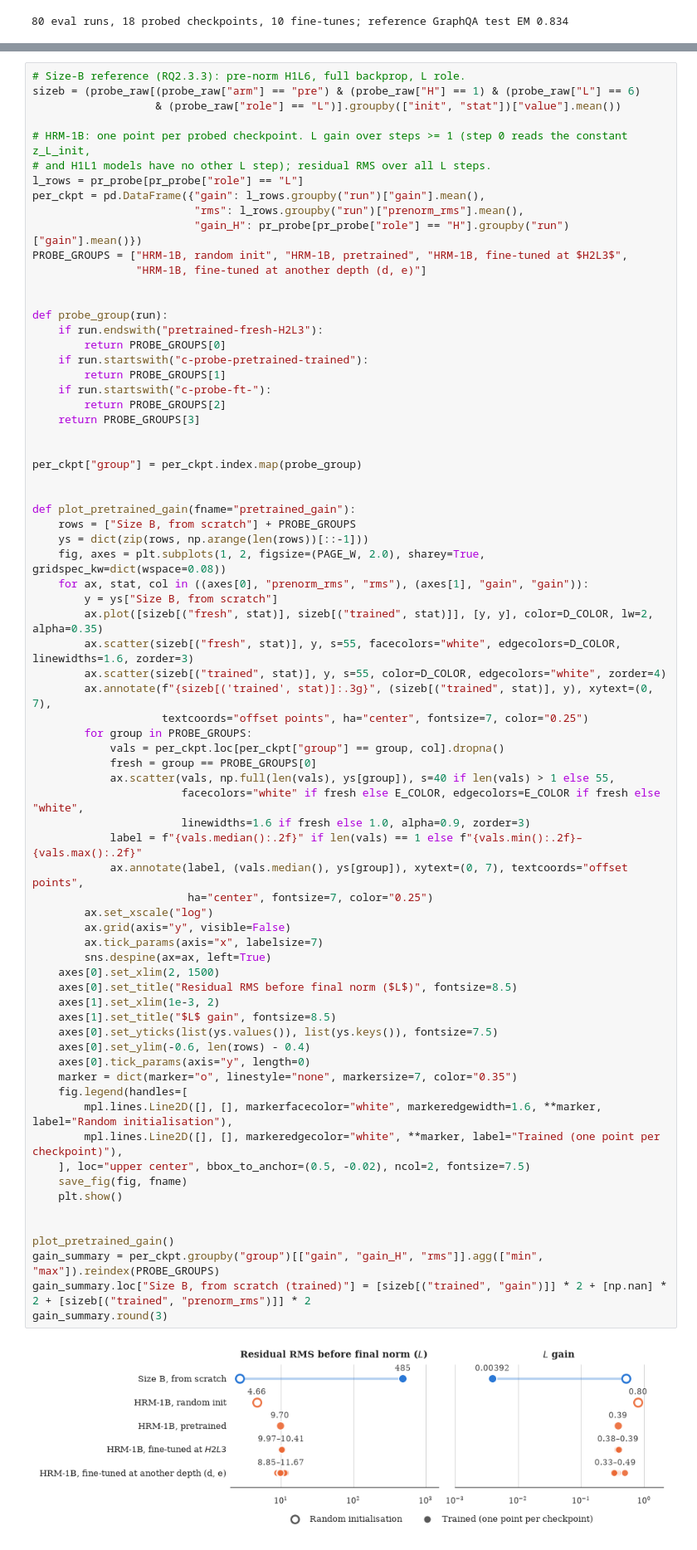
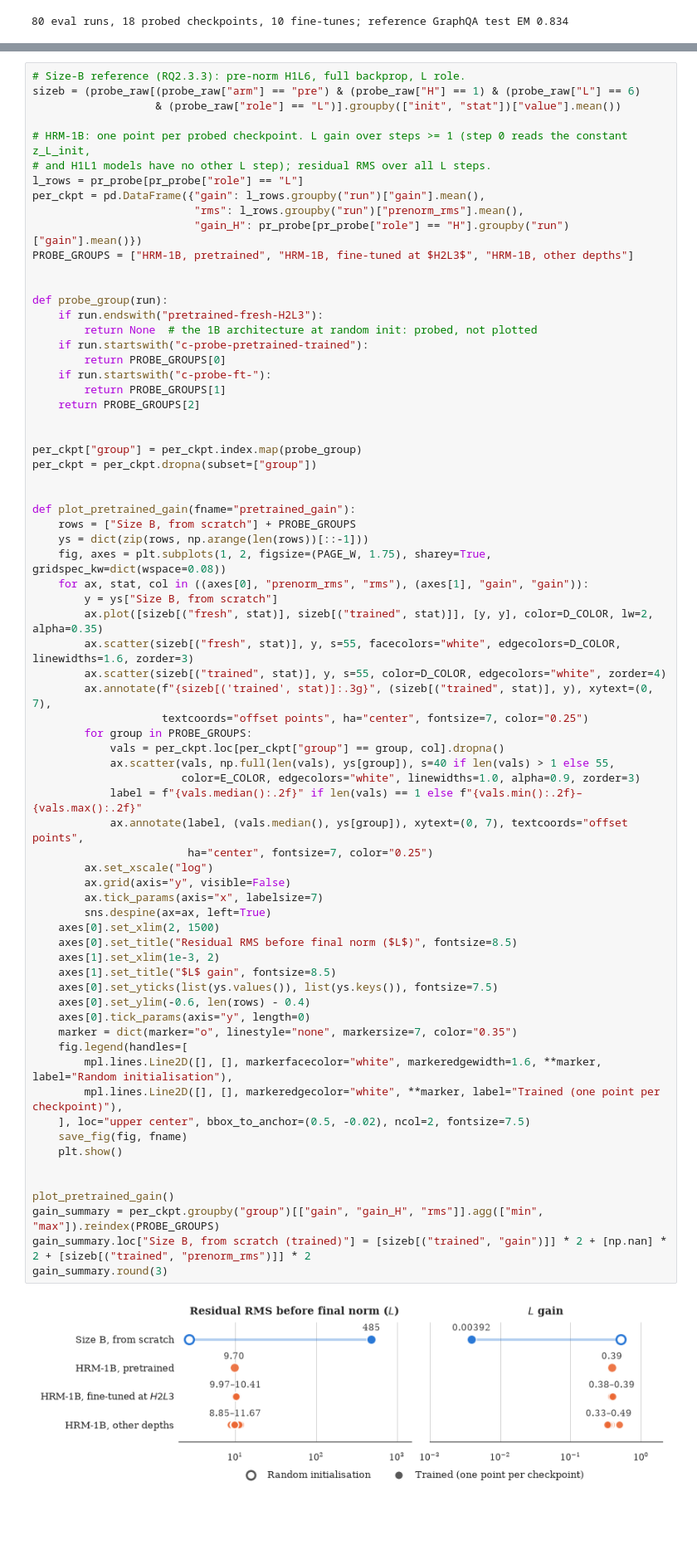
Before and after one commit to MariusAAROS/HRM-Text-for-Graphs, a Jupyter notebook: report/paper_results.ipynb, the cells around one changed output, grey strips where cells are left out. Shown at 83% size. Cells and saved outputs as stored; diff of their text form; blank space fills up the shorter version.

```diff
--- a/report/paper_results.ipynb
+++ b/report/paper_results.ipynb
@@ -2692,27 +2782,27 @@ l_rows = pr_probe[pr_probe["role"] == "L"]
 per_ckpt = pd.DataFrame({"gain": l_rows.groupby("run")["gain"].mean(),
                          "rms": l_rows.groupby("run")["prenorm_rms"].mean(),
                          "gain_H": pr_probe[pr_probe["role"] == "H"].groupby("run")["gain"].mean()})
-PROBE_GROUPS = ["HRM-1B, random init", "HRM-1B, pretrained", "HRM-1B, fine-tuned at $H2L3$",
-                "HRM-1B, fine-tuned at another depth (d, e)"]
+PROBE_GROUPS = ["HRM-1B, pretrained", "HRM-1B, fine-tuned at $H2L3$", "HRM-1B, other depths"]
 
 
 def probe_group(run):
     if run.endswith("pretrained-fresh-H2L3"):
+        return None  # the 1B architecture at random init: probed, not plotted
+    if run.startswith("c-probe-pretrained-trained"):
         return PROBE_GROUPS[0]
-    if run.startswith("c-probe-pretrained-trained"):
+    if run.startswith("c-probe-ft-"):
         return PROBE_GROUPS[1]
-    if run.startswith("c-probe-ft-"):
-        return PROBE_GROUPS[2]
-    return PROBE_GROUPS[3]
+    return PROBE_GROUPS[2]
 
 
 per_ckpt["group"] = per_ckpt.index.map(probe_group)
+per_ckpt = per_ckpt.dropna(subset=["group"])
 
 
 def plot_pretrained_gain(fname="pretrained_gain"):
     rows = ["Size B, from scratch"] + PROBE_GROUPS
     ys = dict(zip(rows, np.arange(len(rows))[::-1]))
-    fig, axes = plt.subplots(1, 2, figsize=(PAGE_W, 2.0), sharey=True, gridspec_kw=dict(wspace=0.08))
+    fig, axes = plt.subplots(1, 2, figsize=(PAGE_W, 1.75), sharey=True, gridspec_kw=dict(wspace=0.08))
     for ax, stat, col in ((axes[0], "prenorm_rms", "rms"), (axes[1], "gain", "gain")):
         y = ys["Size B, from scratch"]
         ax.plot([sizeb[("fresh", stat)], sizeb[("trained", stat)]], [y, y], color=D_COLOR, lw=2, alpha=0.35)
@@ -2722,39 +2812,37 @@ def plot_pretrained_gain(fname="pretrained_gain"):
                     textcoords="offset points", ha="center", fontsize=7, color="0.25")
         for group in PROBE_GROUPS:
             vals = per_ckpt.loc[per_ckpt["group"] == group, col].dropna()
-            fresh = group == PROBE_GROUPS[0]
             ax.scatter(vals, np.full(len(vals), ys[group]), s=40 if len(vals) > 1 else 55,
-                       facecolors="white" if fresh else E_COLOR, edgecolors=E_COLOR if fresh else "white",
-                       linewidths=1.6 if fresh else 1.0, alpha=0.9, zorder=3)
+                       color=E_COLOR, edgecolors="white", linewidths=1.0, alpha=0.9, zorder=3)
             label = f"{vals.median():.2f}" if len(vals) == 1 else f"{vals.min():.2f}–{vals.max():.2f}"
             ax.annotate(label, (vals.median(), ys[group]), xytext=(0, 7), textcoords="offset points",
                         ha="center", fontsize=7, color="0.25")
         ax.set_xscale("log")
         ax.grid(axis="y", visible=False)
         ax.tick_params(axis="x", labelsize=7)
         sns.despine(ax=ax, left=True)
     axes[0].set_xlim(2, 1500)
     axes[0].set_title("Residual RMS before final norm ($L$)", fontsize=8.5)
     axes[1].set_xlim(1e-3, 2)
     axes[1].set_title("$L$ gain", fontsize=8.5)
     axes[0].set_yticks(list(ys.values()), list(ys.keys()), fontsize=7.5)
     axes[0].set_ylim(-0.6, len(rows) - 0.4)
     axes[0].tick_params(axis="y", length=0)
     marker = dict(marker="o", linestyle="none", markersize=7, color="0.35")
     fig.legend(handles=[
         mpl.lines.Line2D([], [], markerfacecolor="white", markeredgewidth=1.6, **marker, label="Random initialisation"),
         mpl.lines.Line2D([], [], markeredgecolor="white", **marker, label="Trained (one point per checkpoint)"),
     ], loc="upper center", bbox_to_anchor=(0.5, -0.02), ncol=2, fontsize=7.5)
     save_fig(fig, fname)
     plt.show()
 
 
 plot_pretrained_gain()
 gain_summary = per_ckpt.groupby("group")[["gain", "gain_H", "rms"]].agg(["min", "max"]).reindex(PROBE_GROUPS)
 gain_summary.loc["Size B, from scratch (trained)"] = [sizeb[("trained", "gain")]] * 2 + [np.nan] * 2 + [sizeb[("trained", "prenorm_rms")]] * 2
 gain_summary.round(3)
 # %% [output]
-[figure, old version]
+[figure, new version]
 |  | gain |  | gain_H |  | rms |  |
 |  | min | max | min | max | min | max |
 | group |  |  |  |  |  |  |
```
Also changed, not shown: parts of 8 cells of this notebook, 29 other files.
